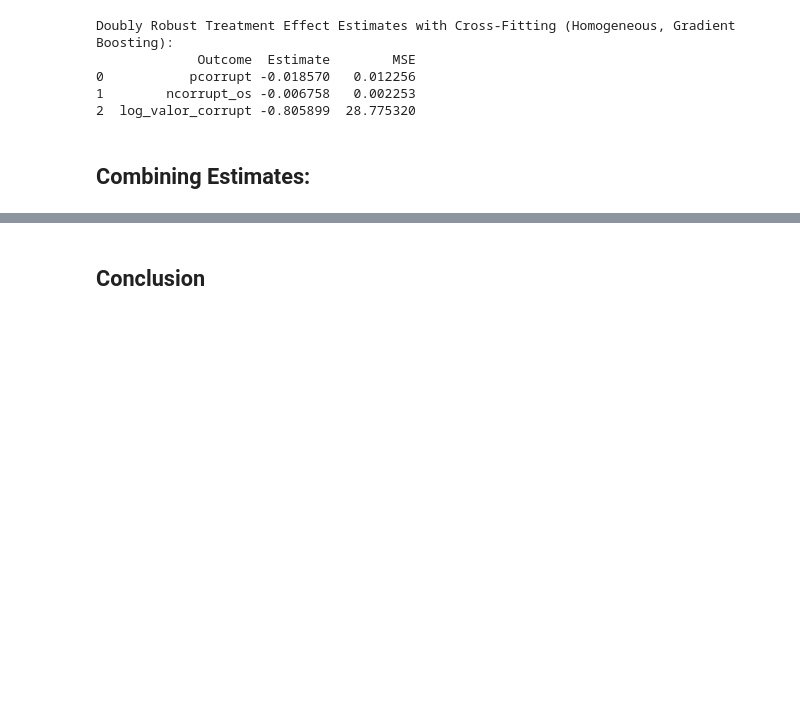
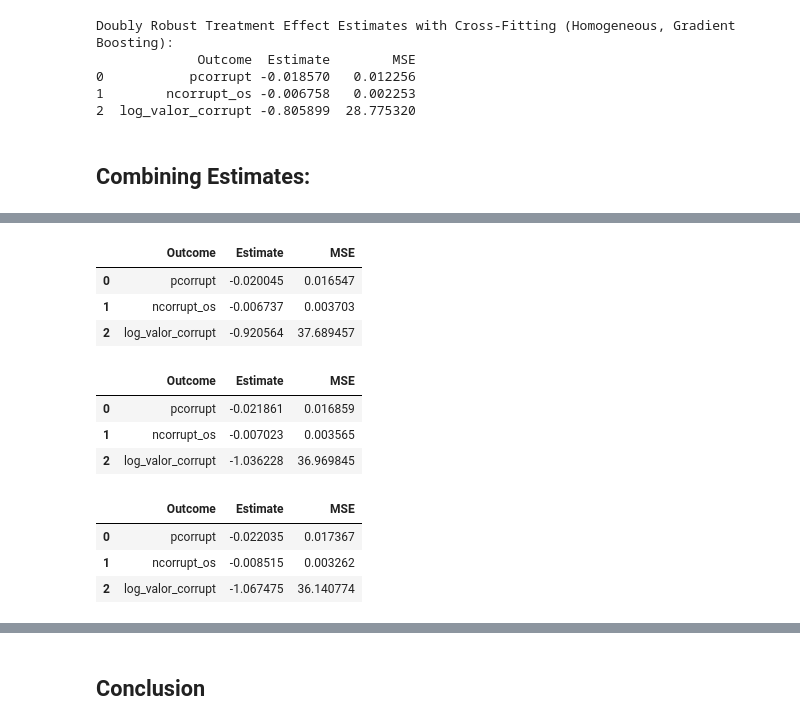
Before and after one commit to TestonMonday/ECON4140, a Jupyter notebook: Corruption Analysis.ipynb, the cells around one changed output, grey strips where cells are left out. Cells and saved outputs as stored; diff of their text form; code cells hidden in the pictures; blank space fills up the shorter version.

```diff
--- a/Corruption Analysis.ipynb
+++ b/Corruption Analysis.ipynb
@@ -1240,0 +1238,32 @@ KeyError: ()
+# %%
+# mayor_covariates + municipal_covariates
+ma_mu=(mayor_covariates +municipal_covariates)
+ls_result_df_2_he = estimate_dr_for_outcomes_lasso(double_ml_dataset, ma_mu, treatment, outcomes)
+ls_result_df_2_he
+# %% [output]
+|  | Outcome | Estimate | MSE |
+| 0 | pcorrupt | -0.020045 | 0.016547 |
+| 1 | ncorrupt_os | -0.006737 | 0.003703 |
+| 2 | log_valor_corrupt | -0.920564 | 37.689457 |
+# %%
+# mayor_covariants + municipal_covariantes + political_judicial_covariants
+ma_mu_pl=(
+    mayor_covariates +
+    municipal_covariates +
+    political_judicial_covariates)
+ls_result_df_3_he = estimate_dr_for_outcomes_lasso(double_ml_dataset, ma_mu_pl, treatment, outcomes)
+ls_result_df_3_he
+# %% [output]
+|  | Outcome | Estimate | MSE |
+| 0 | pcorrupt | -0.021861 | 0.016859 |
+| 1 | ncorrupt_os | -0.007023 | 0.003565 |
+| 2 | log_valor_corrupt | -1.036228 | 36.969845 |
+# %%
+# All Covariants (plus two dummies)
+ls_result_df_4_he = estimate_dr_for_outcomes_lasso(double_ml_dataset, all_covariates, treatment, outcomes)
+ls_result_df_4_he
+# %% [output]
+|  | Outcome | Estimate | MSE |
+| 0 | pcorrupt | -0.022035 | 0.017367 |
+| 1 | ncorrupt_os | -0.008515 | 0.003262 |
+| 2 | log_valor_corrupt | -1.067475 | 36.140774 |
```
Also changed, not shown: parts of 27 cells of this notebook.
